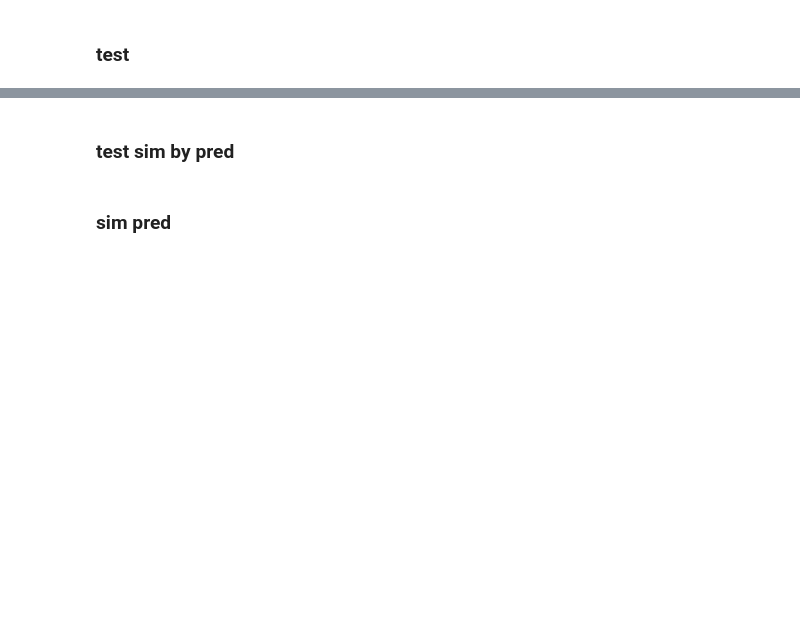
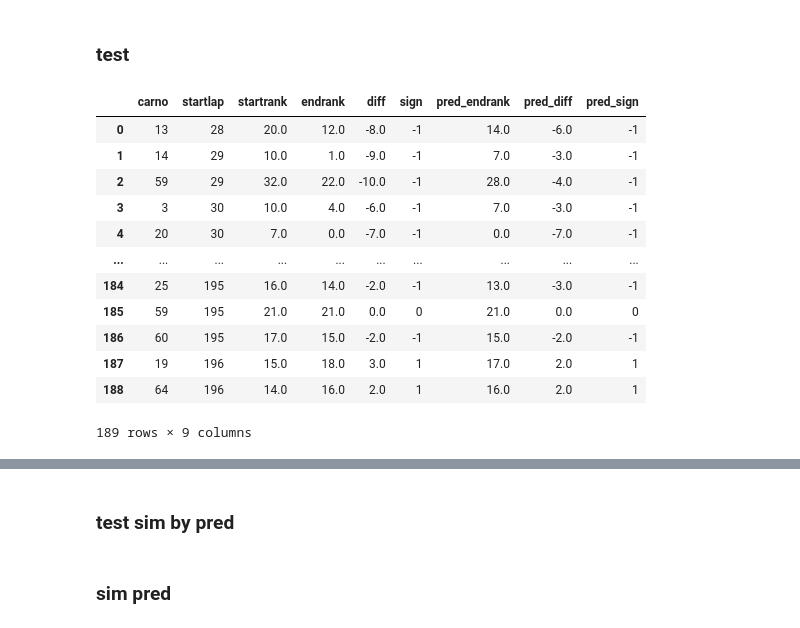
Before and after one commit to DSC-SPIDAL/rankpredictor, a Jupyter notebook: run/20.RankNet/notebook/RankForecasting-stint-paper.ipynb, the cells around one changed output, grey strips where cells are left out. Drawn from its saved outputs; the diff is of its cells as text; code cells hidden in the pictures; blank space fills up the shorter version.

```diff
--- a/run/20.RankNet/notebook/RankForecasting-stint-paper.ipynb
+++ b/run/20.RankNet/notebook/RankForecasting-stint-paper.ipynb
@@ -520,0 +567,17 @@ df[df['carno']==12]
+# %%
+df=ret['pitmodel-RANK-2018-noinlap-pitage'][0]
+df
+# %% [output]
+|  | carno | startlap | startrank | endrank | diff | sign | pred_endrank | pred_diff | pred_sign |
+| 0 | 13 | 28 | 20.0 | 12.0 | -8.0 | -1 | 14.0 | -6.0 | -1 |
+| 1 | 14 | 29 | 10.0 | 1.0 | -9.0 | -1 | 7.0 | -3.0 | -1 |
+| 2 | 59 | 29 | 32.0 | 22.0 | -10.0 | -1 | 28.0 | -4.0 | -1 |
+| 3 | 3 | 30 | 10.0 | 4.0 | -6.0 | -1 | 7.0 | -3.0 | -1 |
+| 4 | 20 | 30 | 7.0 | 0.0 | -7.0 | -1 | 0.0 | -7.0 | -1 |
+| ... | ... | ... | ... | ... | ... | ... | ... | ... | ... |
+| 184 | 25 | 195 | 16.0 | 14.0 | -2.0 | -1 | 13.0 | -3.0 | -1 |
+| 185 | 59 | 195 | 21.0 | 21.0 | 0.0 | 0 | 21.0 | 0.0 | 0 |
+| 186 | 60 | 195 | 17.0 | 15.0 | -2.0 | -1 | 15.0 | -2.0 | -1 |
+| 187 | 19 | 196 | 15.0 | 18.0 | 3.0 | 1 | 17.0 | 2.0 | 1 |
+| 188 | 64 | 196 | 14.0 | 16.0 | 2.0 | 1 | 16.0 | 2.0 | 1 |
+189 rows × 9 columns
```
Also changed, not shown: parts of 65 cells of this notebook, 6 other files.
